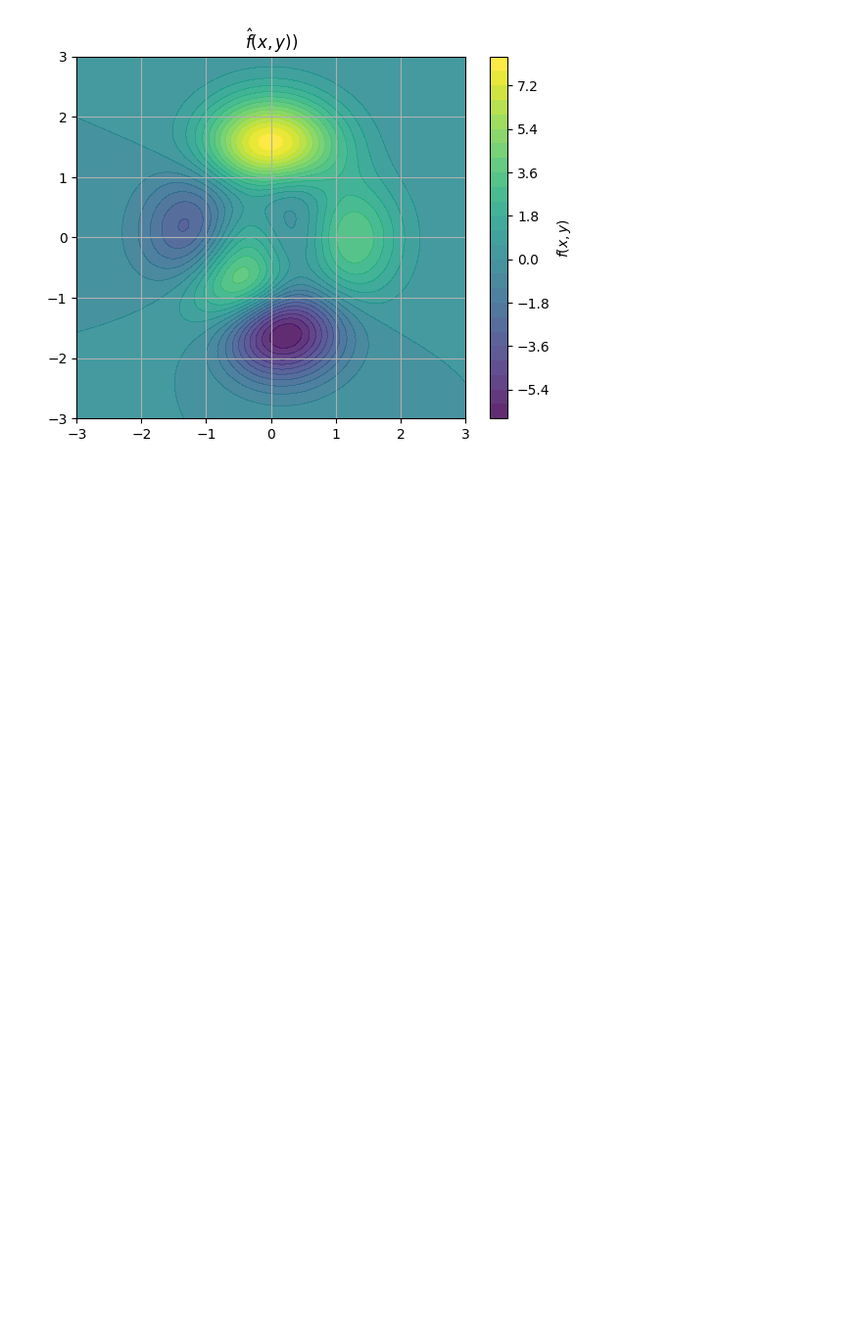
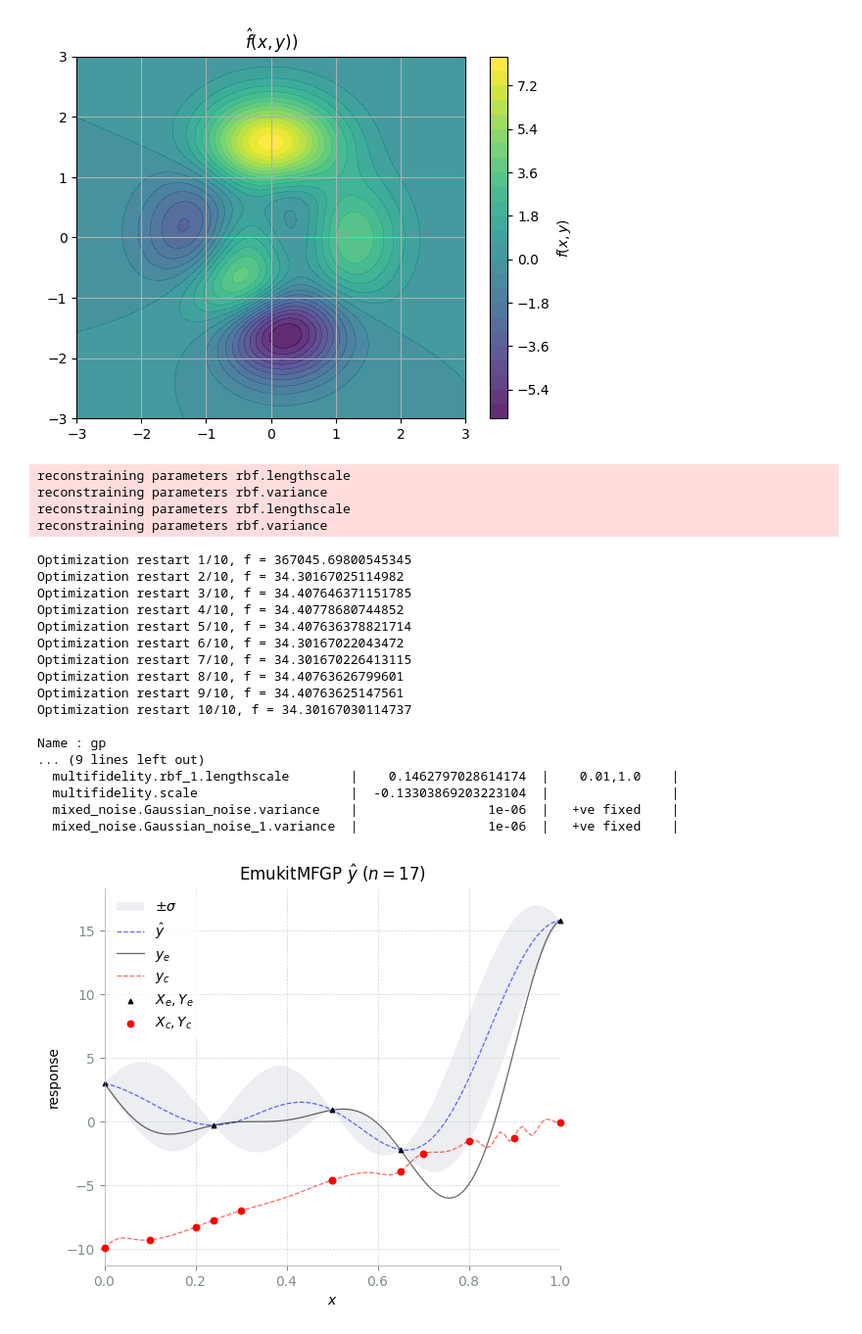
Before and after one commit to ijs32/rceu-2026, a Jupyter notebook: src/ian/surrogate-modeling/ch8_co-Kriging-notes/chapter_8.ipynb, the cells around one changed output. Shown at 98% size. Cells and saved outputs as stored; diff of their text form; code cells hidden in the pictures; blank space fills up the shorter version.

Commit message:
emukit implementation test

```diff
--- a/src/ian/surrogate-modeling/ch8_co-Kriging-notes/chapter_3.ipynb
+++ b/src/ian/surrogate-modeling/ch8_co-Kriging-notes/chapter_8.ipynb
@@ -169,3 +169,74 @@ plt.title(rf"$\hat{{f}}(x,y)$)")
 # %% [output]
 Text(0.5, 1.0, '$\\hat{f}(x,y)$)')
 [figure]
+# %%
+import numpy as np
+
+from shared.sample_funcs import onevar, onevarAD
+# from shared.cpcrr.functions import onevar, onevarAD
+from shared.surrogates.emukitMFGP import EmukitMFGP
+from shared.plotter import Plotter
+
+x_c = np.array([
+    0,
+    0.24,
+    0.5,
+    0.65,
+    1.0,
+    0.1,
+    0.2,
+    0.3,
+    0.5,
+    0.7,
+    0.8,
+    0.9
+])
+nlow = x_c.shape[0]
+
+x_e = np.array([
+    0.0,
+    0.24,
+    0.5,
+    0.65,
+    # 0.82,
+    # 0.9,
+    1.0,
+])
+
+datax = np.concatenate([x_c, x_e])
+if len(datax.shape) == 1:
+    datax = datax.reshape(-1,1)
+
+gp = EmukitMFGP(datax, onevar, onevarAD, nlow)
+print(gp.gpy_linear_mf_model)
+
+plotter = Plotter(
+    gp,
+    xmin=(0,),
+    xmax=(1,),
+)
+
+plotter.plot_check_model()
+# %% [output]
+reconstraining parameters rbf.lengthscale
+reconstraining parameters rbf.variance
+reconstraining parameters rbf.lengthscale
+reconstraining parameters rbf.variance
+Optimization restart 1/10, f = 367045.69800545345
+Optimization restart 2/10, f = 34.30167025114982
+Optimization restart 3/10, f = 34.407646371151785
+Optimization restart 4/10, f = 34.40778680744852
+Optimization restart 5/10, f = 34.407636378821714
+Optimization restart 6/10, f = 34.30167022043472
+Optimization restart 7/10, f = 34.301670226413115
+Optimization restart 8/10, f = 34.40763626799601
+Optimization restart 9/10, f = 34.40763625147561
+Optimization restart 10/10, f = 34.30167030114737
+
+Name : gp
+... (9 lines left out)
+  multifidelity.rbf_1.lengthscale        |    0.1462797028614174  |    0.01,1.0    |
+  multifidelity.scale                    |  -0.13303869203223104  |                |
+  mixed_noise.Gaussian_noise.variance    |                 1e-06  |   +ve fixed    |
+  mixed_noise.Gaussian_noise_1.variance  |                 1e-06  |   +ve fixed    |
+[figure, added]
```
Also changed, not shown: 23 other files.
